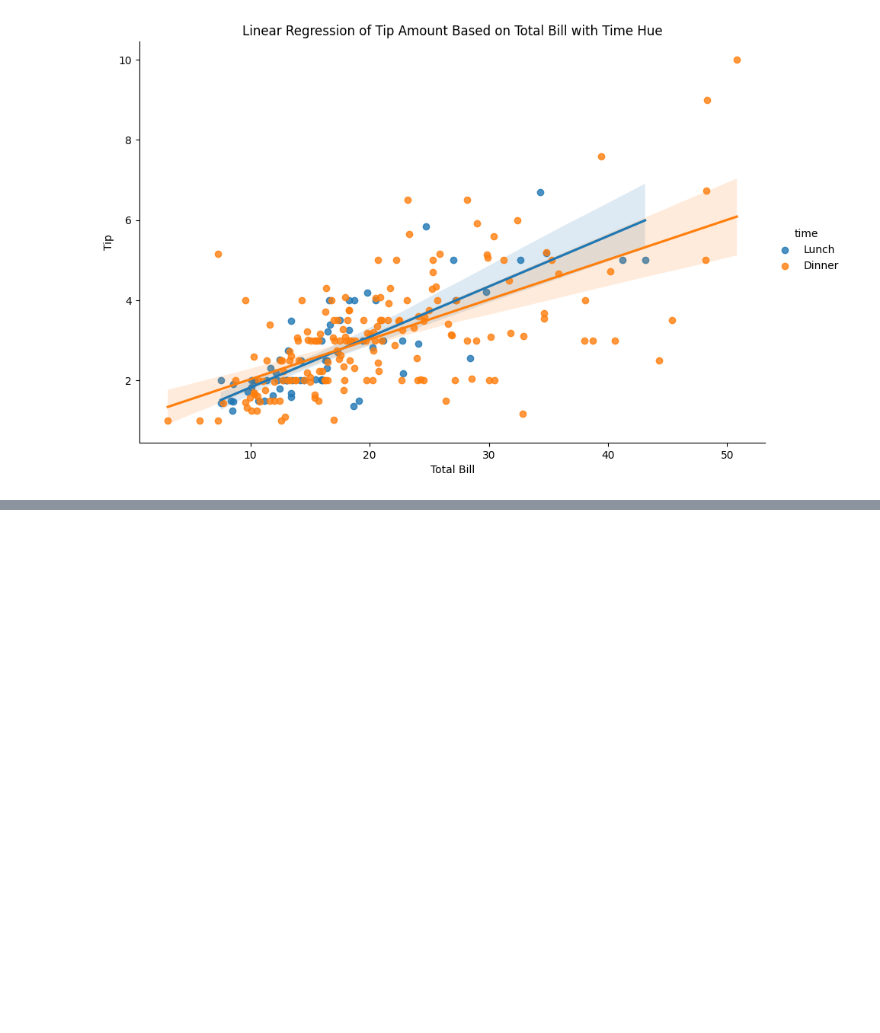
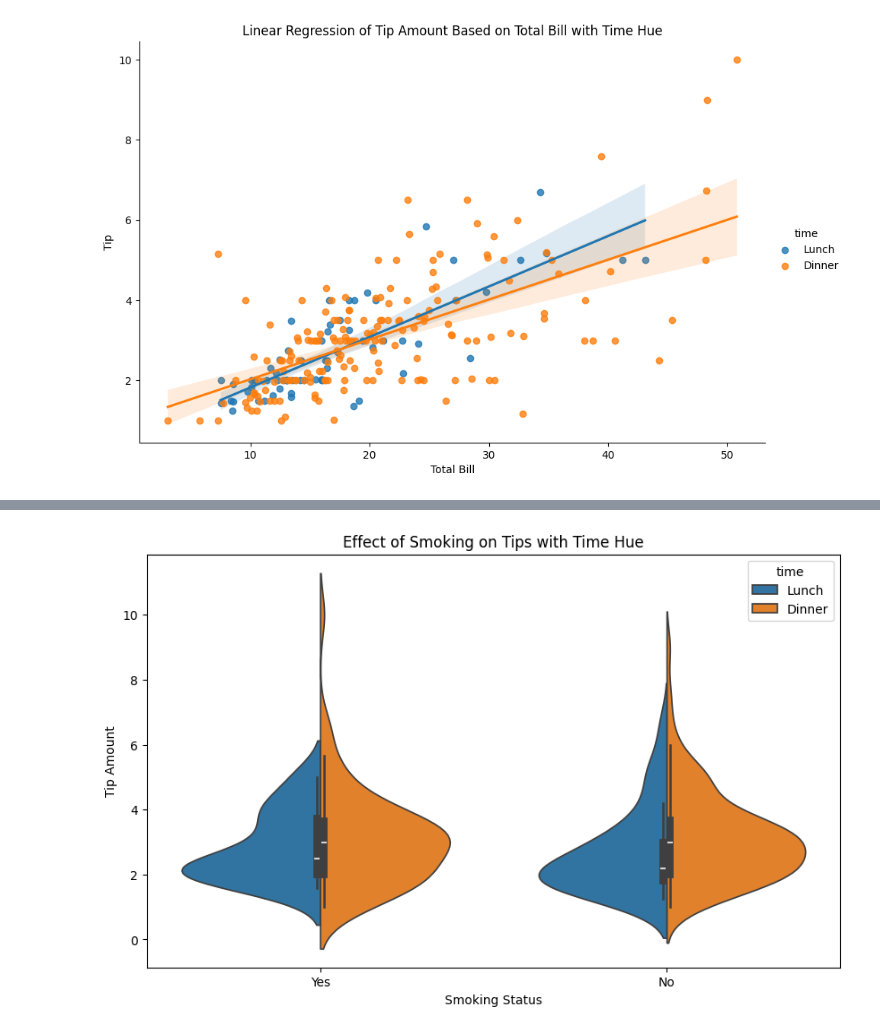
Before and after one commit to Mohibullah16/DataVisualizationLab05, a Jupyter notebook: lab5_Fa22_bds_021.ipynb, the cells around one changed output, grey strips where cells are left out. Cells and saved outputs as stored; diff of their text form; code cells hidden in the pictures; blank space fills up the shorter version.

```diff
--- a/lab5_Fa22_bds_021.ipynb
+++ b/lab5_Fa22_bds_021.ipynb
@@ -102,0 +108,9 @@ plt.show()
+# %%
+plt.figure(figsize=(10, 6))
+sns.violinplot(x='smoker', y='tip', hue='time', data=restaurant_data, split=True)
+plt.title('Effect of Smoking on Tips with Time Hue')
+plt.xlabel('Smoking Status')
+plt.ylabel('Tip Amount')
+plt.show()
+# %% [output]
+[figure, added]
```
Also changed, not shown: parts of 1 cell of this notebook.
